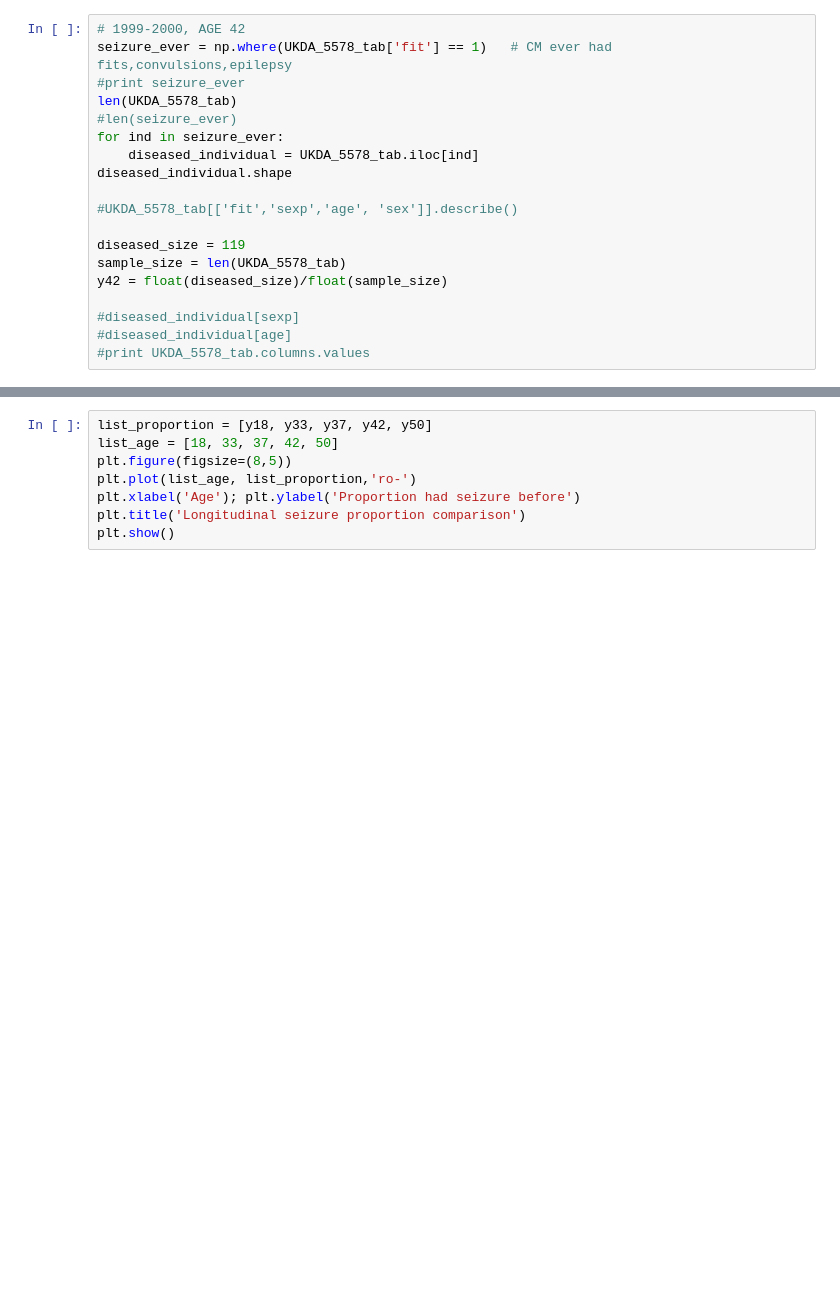
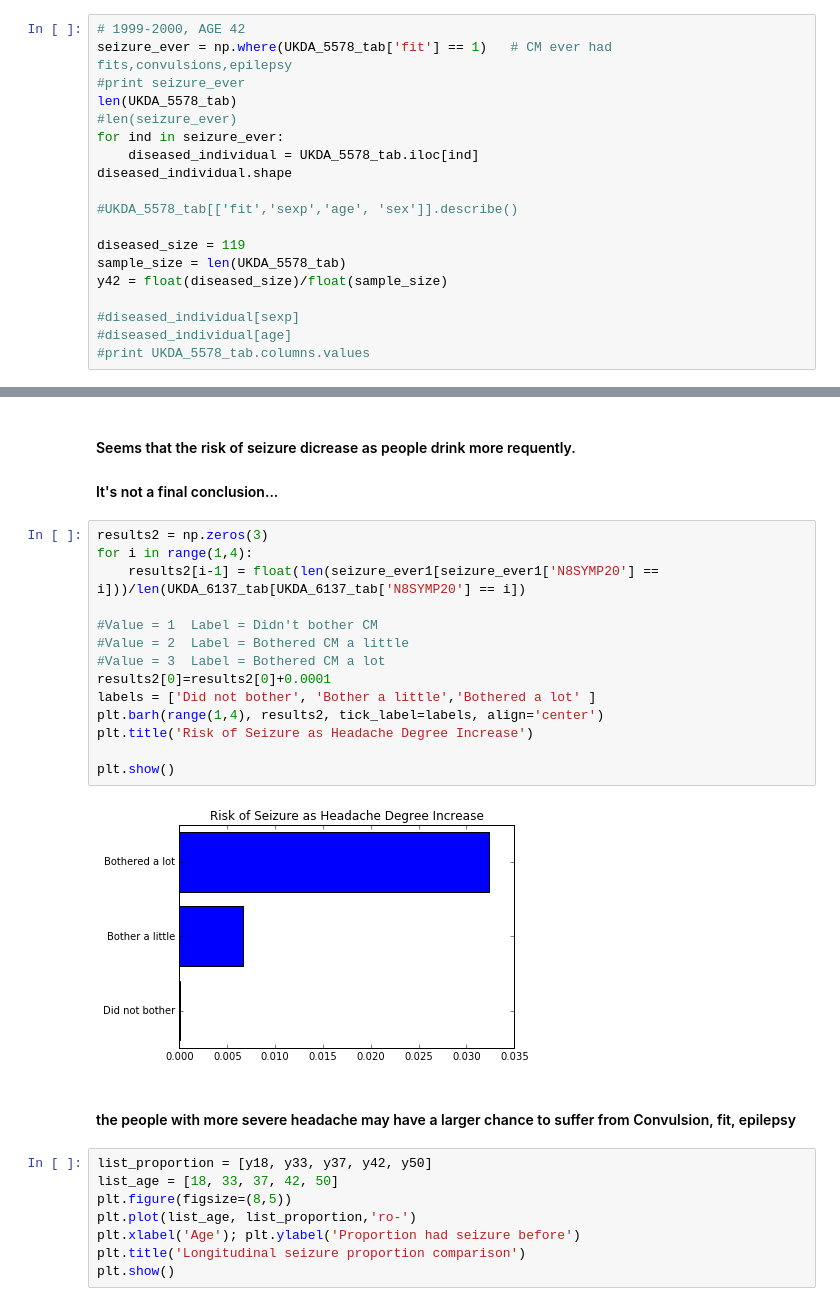
Before and after one commit to fbecerra/seizuresandepilepsy, a Jupyter notebook: cs109a_project.ipynb, the cells around one changed output, grey strips where cells are left out. Cells and saved outputs as stored; diff of their text form; blank space fills up the shorter version.

```diff
--- a/cs109a_project.ipynb
+++ b/cs109a_project.ipynb
@@ -198,3 +231,24 @@ y50 = float(diseased_size)/float(sample_size)
+# %% [markdown]
+#### Seems that the risk of seizure dicrease as people drink more requently.
+#### It's not a final conclusion...
+# %%
+results2 = np.zeros(3)
+for i in range(1,4):
+    results2[i-1] = float(len(seizure_ever1[seizure_ever1['N8SYMP20'] == i]))/len(UKDA_6137_tab[UKDA_6137_tab['N8SYMP20'] == i])
+
+#Value = 1	Label = Didn't bother CM
+#Value = 2	Label = Bothered CM a little
+#Value = 3	Label = Bothered CM a lot
+results2[0]=results2[0]+0.0001
+labels = ['Did not bother', 'Bother a little','Bothered a lot' ]
+plt.barh(range(1,4), results2, tick_label=labels, align='center')
+plt.title('Risk of Seizure as Headache Degree Increase')
+
+plt.show()
+# %% [output]
+[figure, added]
+# %% [markdown]
+#### the people with more severe headache may have a larger chance to suffer from Convulsion, fit, epilepsy
 # %%
 list_proportion = [y18, y33, y37, y42, y50]
 list_age = [18, 33, 37, 42, 50]
```
Also changed, not shown: parts of 5 cells of this notebook.
